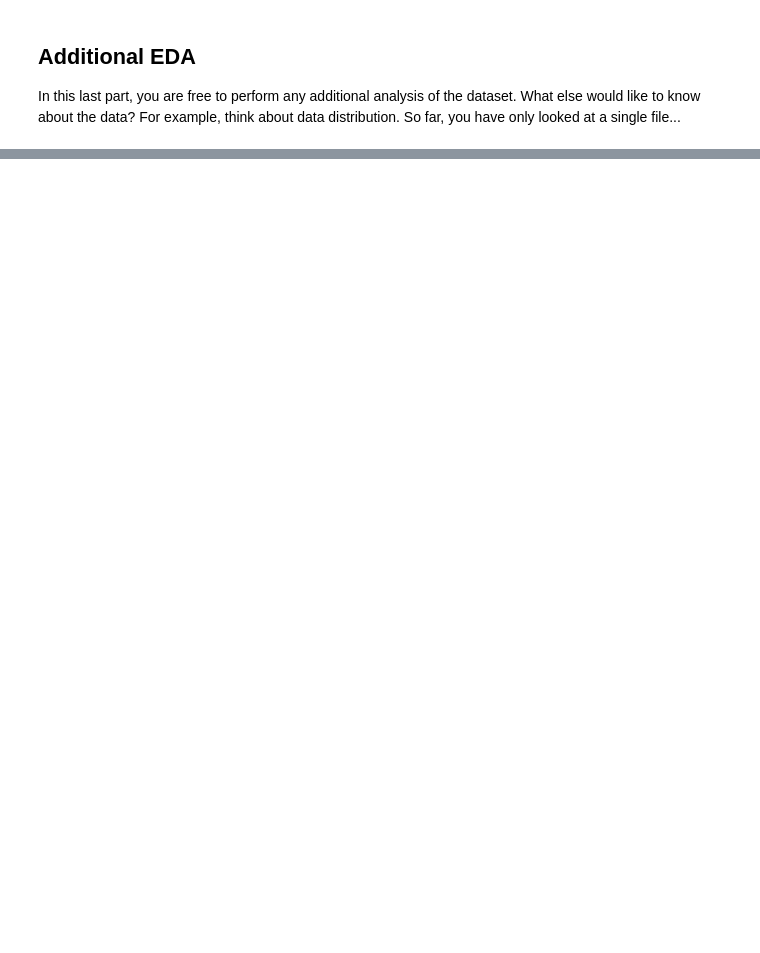
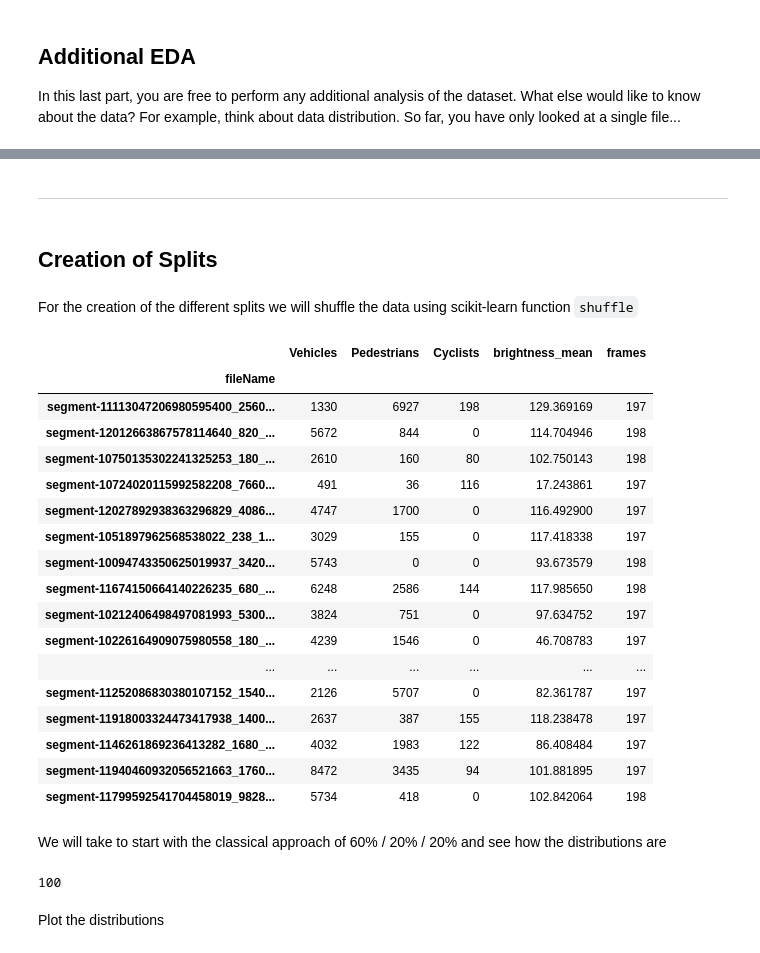
Before and after one commit to amurube/SelfDrivingCarEng, a Jupyter notebook: Project/Exploratory Data Analysis.ipynb, the cells around one changed output, grey strips where cells are left out. Cells and saved outputs as stored; diff of their text form; code cells hidden in the pictures; blank space fills up the shorter version.

```diff
--- a/Project/Exploratory Data Analysis.ipynb
+++ b/Project/Exploratory Data Analysis.ipynb
@@ -168,0 +225,2 @@ veh
+# %%
+df.sort_values(by='brightness_mean', inplace = True)
@@ -168,0 +269,36 @@ veh
+# %% [markdown]
+--------------------------------------------------------------
+# %% [markdown]
+## Creation of Splits
+# %% [markdown]
+For the creation of the different splits we will shuffle the data using scikit-learn function `shuffle`
+# %%
+from sklearn.utils import shuffle
+df = shuffle(df)
+df
+# %% [output]
+|  | Vehicles | Pedestrians | Cyclists | brightness_mean | frames |
+| fileName |  |  |  |  |  |
+| segment-11113047206980595400_2560... | 1330 | 6927 | 198 | 129.369169 | 197 |
+| segment-12012663867578114640_820_... | 5672 | 844 | 0 | 114.704946 | 198 |
+| segment-10750135302241325253_180_... | 2610 | 160 | 80 | 102.750143 | 198 |
+| segment-10724020115992582208_7660... | 491 | 36 | 116 | 17.243861 | 197 |
+| segment-12027892938363296829_4086... | 4747 | 1700 | 0 | 116.492900 | 197 |
+| segment-1051897962568538022_238_1... | 3029 | 155 | 0 | 117.418338 | 197 |
+| segment-10094743350625019937_3420... | 5743 | 0 | 0 | 93.673579 | 198 |
+| segment-11674150664140226235_680_... | 6248 | 2586 | 144 | 117.985650 | 198 |
+| segment-10212406498497081993_5300... | 3824 | 751 | 0 | 97.634752 | 197 |
+| segment-10226164909075980558_180_... | 4239 | 1546 | 0 | 46.708783 | 197 |
+| ... | ... | ... | ... | ... | ... |
+| segment-11252086830380107152_1540... | 2126 | 5707 | 0 | 82.361787 | 197 |
+| segment-11918003324473417938_1400... | 2637 | 387 | 155 | 118.238478 | 197 |
+| segment-1146261869236413282_1680_... | 4032 | 1983 | 122 | 86.408484 | 197 |
+| segment-11940460932056521663_1760... | 8472 | 3435 | 94 | 101.881895 | 197 |
+| segment-11799592541704458019_9828... | 5734 | 418 | 0 | 102.842064 | 198 |
+# %% [markdown]
+We will take to start with the classical approach of 60% / 20% / 20% and see how the distributions are
+# %%
+number_tf_records = len(df)
+number_tf_records
+# %% [output]
+100
@@ -168,0 +314,2 @@ veh
+# %% [markdown]
+Plot the distributions
```
Also changed, not shown: parts of 32 cells of this notebook.
